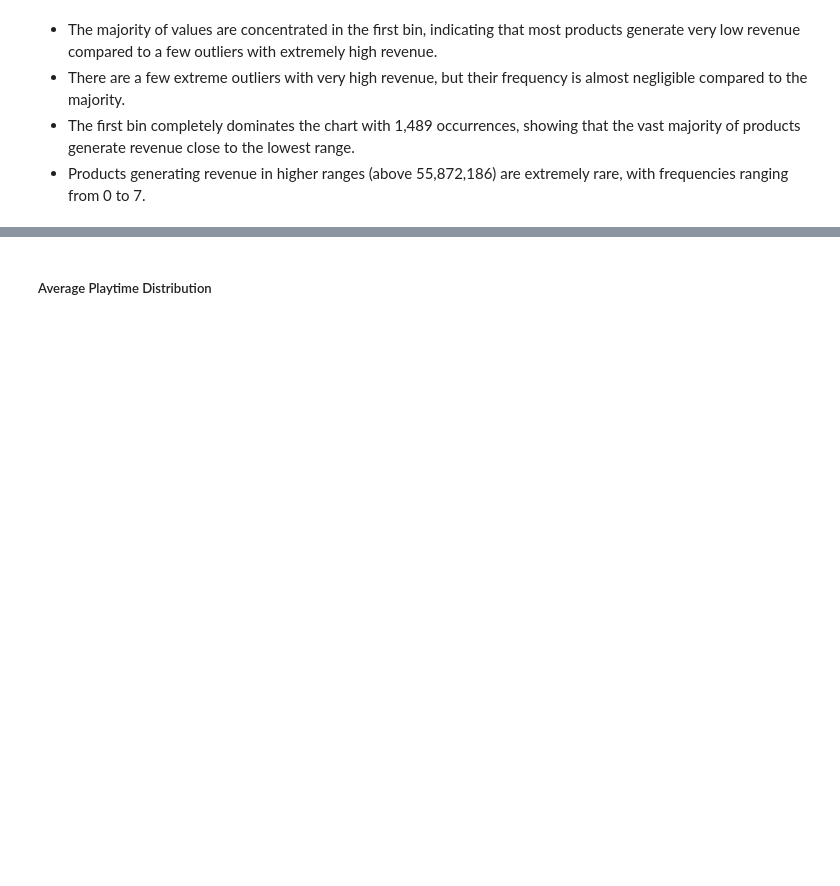
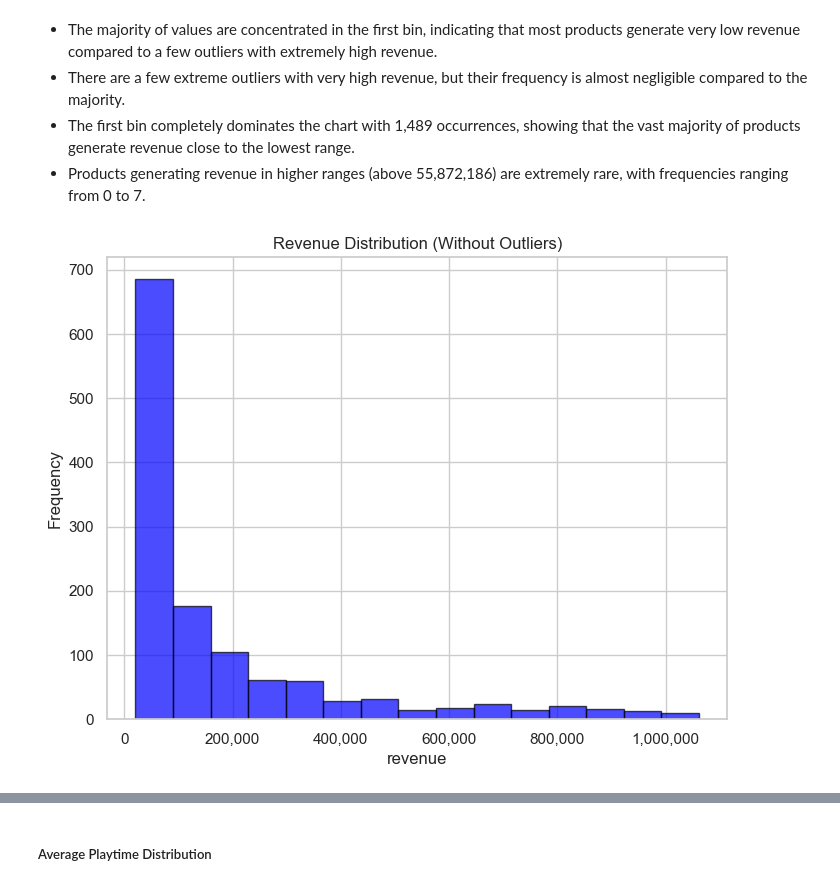
Before and after one commit to tmthu1204/PDS_FinalProject, a Jupyter notebook: FinalProject.ipynb, the cells around one changed output, grey strips where cells are left out. Cells and saved outputs as stored; diff of their text form; code cells hidden in the pictures; blank space fills up the shorter version.

```diff
--- a/FinalProject.ipynb
+++ b/FinalProject.ipynb
@@ -247,3 +270,24 @@ plt.show()
 - There are a few extreme outliers with very high revenue, but their frequency is almost negligible compared to the majority.
 - The first bin completely dominates the chart with 1,489 occurrences, showing that the vast majority of products generate revenue close to the lowest range.
 - Products generating revenue in higher ranges (above 55,872,186) are extremely rare, with frequencies ranging from 0 to 7.
+# %%
+Q1 = data['revenue'].quantile(0.25)
+Q3 = data['revenue'].quantile(0.75)
+IQR = Q3 - Q1
+lower_bound = Q1 - 1.5 * IQR
+upper_bound = Q3 + 1.5 * IQR
+
+# Loại bỏ ngoại lệ
+filtered_data = data['revenue'][(data['revenue'] >= lower_bound) & (data['revenue'] <= upper_bound)]
+
+# Vẽ lại histogram
+plt.figure(figsize=(8, 6))
+plt.hist(filtered_data.dropna(), bins=15, alpha=0.7, color='blue', edgecolor='black')
+plt.title("Revenue Distribution (Without Outliers)")
+plt.xlabel("revenue")
+plt.ylabel("Frequency")
+
+plt.gca().xaxis.set_major_formatter(FuncFormatter(format_number))
+plt.show()
+# %% [output]
+[figure, added]
```
Also changed, not shown: parts of 31 cells of this notebook.
